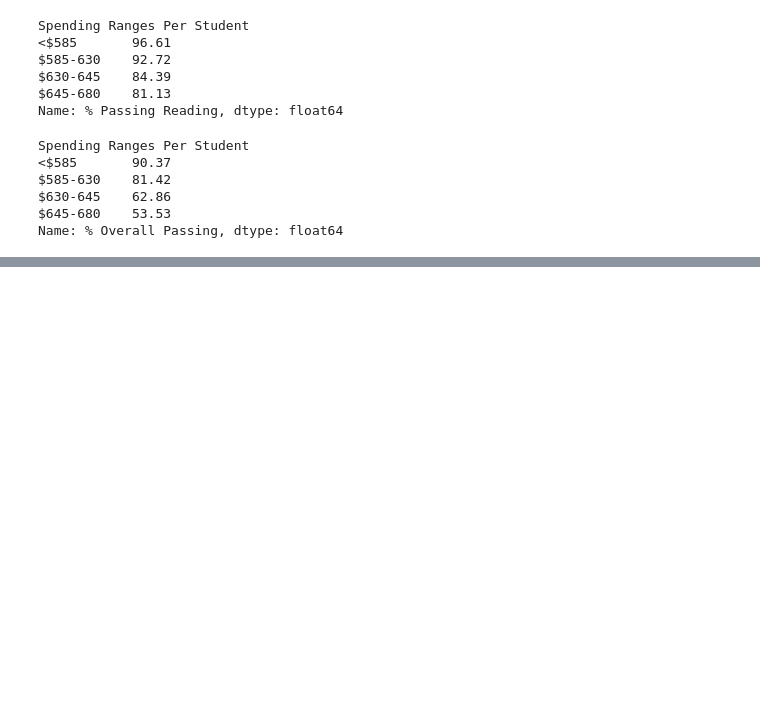
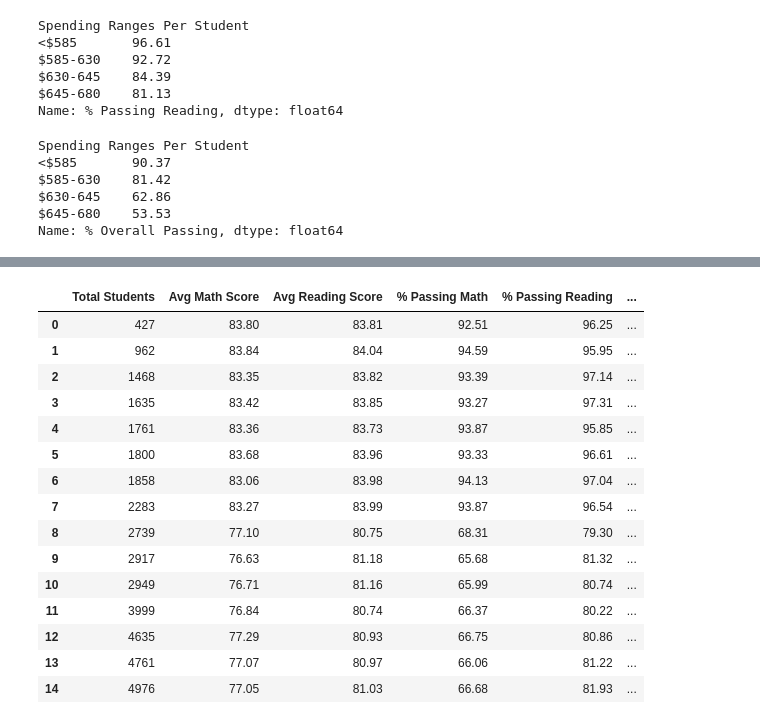
Before and after one commit to rromang/pandas-analysis, a Jupyter notebook: PyCitySchools/pycityschools.ipynb, the cells around one changed output, grey strips where cells are left out. Drawn from its saved outputs; the diff is of its cells as text; code cells hidden in the pictures; blank space fills up the shorter version.

```diff
--- a/PyCitySchools/pycityschools.ipynb
+++ b/PyCitySchools/pycityschools.ipynb
@@ -1080,0 +1072,3 @@ scores_by_spending
+# %%
+size_scores_read = round(combined_district_df.groupby(['Total Students'])['Avg Reading Score'].mean(),2)
+size_scores_read
@@ -1080,0 +1093,3 @@ scores_by_spending
+# %%
+size_scores_percmath = round(combined_district_df.groupby(['Total Students'])['% Passing Math'].mean(),2)
+size_scores_percmath
@@ -1080,0 +1114,3 @@ scores_by_spending
+# %%
+size_scores_percread = round(combined_district_df.groupby(['Total Students'])['% Passing Reading'].mean(),2)
+size_scores_percread
@@ -1080,0 +1135,3 @@ scores_by_spending
+# %%
+size_scores_percall = round(combined_district_df.groupby(['Total Students'])['% Overall Passing'].mean(),2)
+size_scores_percall
@@ -1080,0 +1156,25 @@ scores_by_spending
+# %%
+size_scores_df = pd.DataFrame(size_scores_math)
+size_scores_df['Avg Reading Score'] = size_scores_read
+size_scores_df['% Passing Math'] = size_scores_percmath
+size_scores_df['% Passing Reading'] = size_scores_percread
+size_scores_df['% Overall Passing'] = size_scores_percall
+size_scores_df.reset_index(drop=False, inplace=True)
+size_scores_df
+# %% [output]
+|  | Total Students | Avg Math Score | Avg Reading Score | % Passing Math | % Passing Reading | ... |
+| 0 | 427 | 83.80 | 83.81 | 92.51 | 96.25 | ... |
+| 1 | 962 | 83.84 | 84.04 | 94.59 | 95.95 | ... |
+| 2 | 1468 | 83.35 | 83.82 | 93.39 | 97.14 | ... |
+| 3 | 1635 | 83.42 | 83.85 | 93.27 | 97.31 | ... |
+| 4 | 1761 | 83.36 | 83.73 | 93.87 | 95.85 | ... |
+| 5 | 1800 | 83.68 | 83.96 | 93.33 | 96.61 | ... |
+| 6 | 1858 | 83.06 | 83.98 | 94.13 | 97.04 | ... |
+| 7 | 2283 | 83.27 | 83.99 | 93.87 | 96.54 | ... |
+| 8 | 2739 | 77.10 | 80.75 | 68.31 | 79.30 | ... |
+| 9 | 2917 | 76.63 | 81.18 | 65.68 | 81.32 | ... |
+| 10 | 2949 | 76.71 | 81.16 | 65.99 | 80.74 | ... |
+| 11 | 3999 | 76.84 | 80.74 | 66.37 | 80.22 | ... |
+| 12 | 4635 | 77.29 | 80.93 | 66.75 | 80.86 | ... |
+| 13 | 4761 | 77.07 | 80.97 | 66.06 | 81.22 | ... |
+| 14 | 4976 | 77.05 | 81.03 | 66.68 | 81.93 | ... |
```
Also changed, not shown: parts of 26 cells of this notebook.
